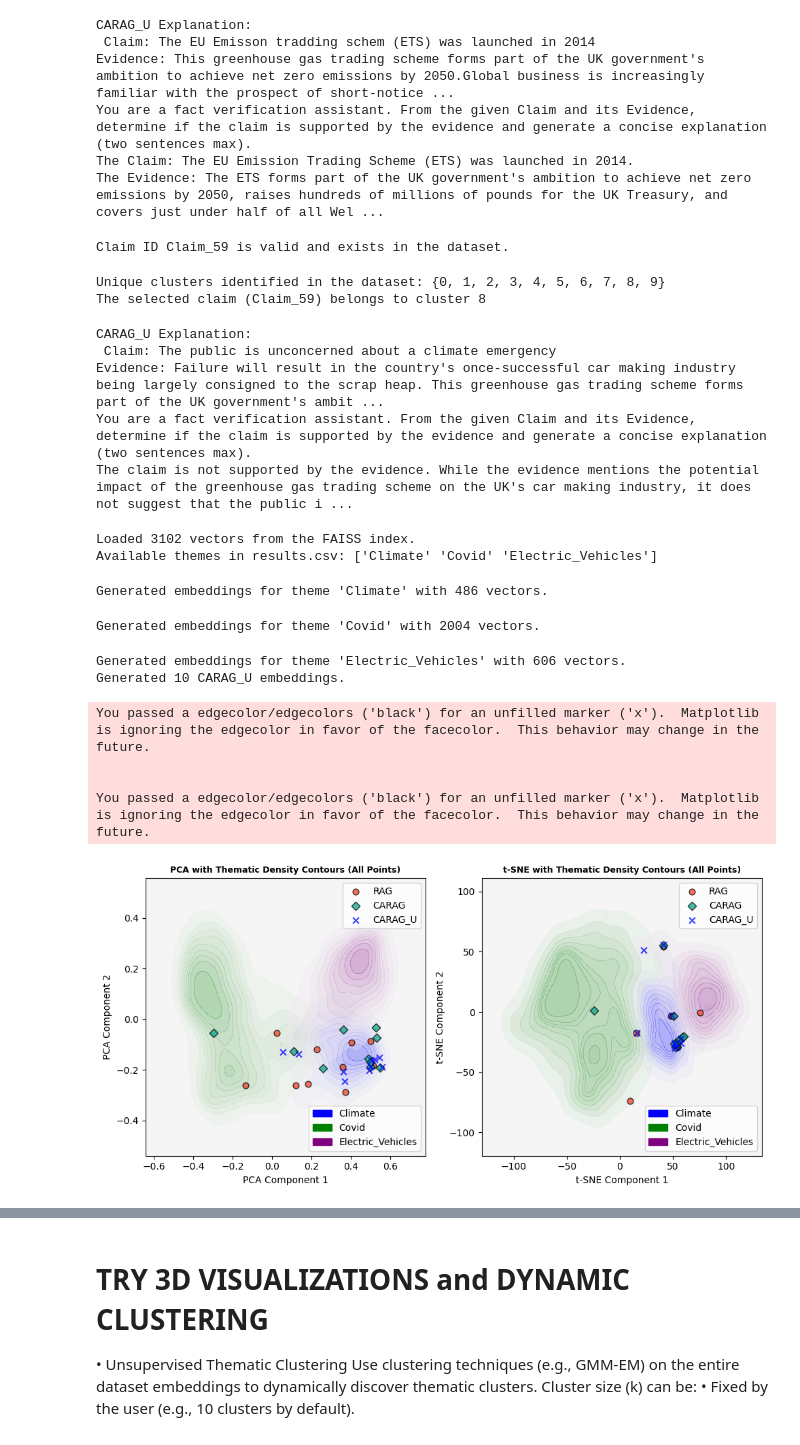
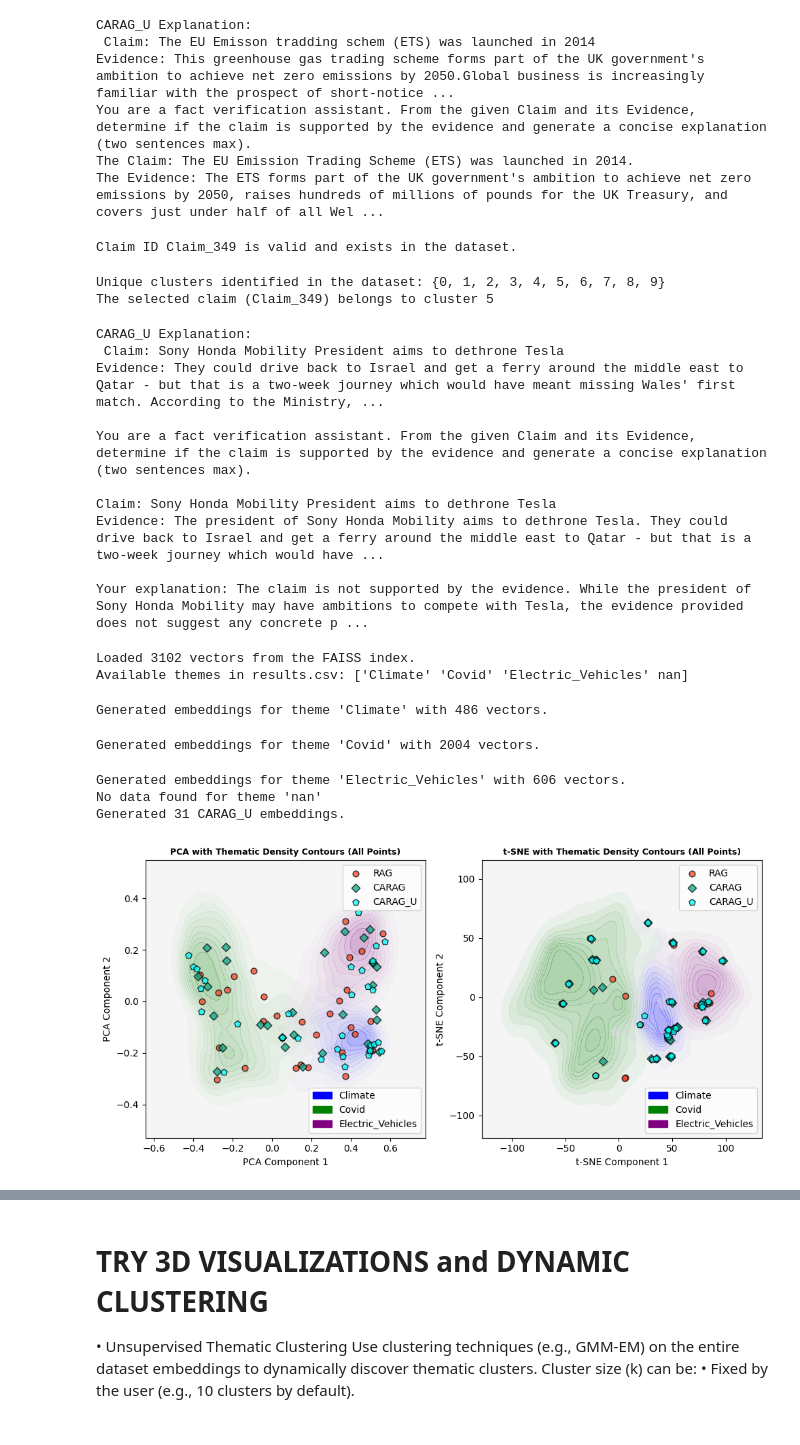
Before and after one commit to manjuvallayil/factver_dev, a Jupyter notebook: carag-u_eval.ipynb, the cells around one changed output, grey strips where cells are left out. Saved outputs shown, nothing was run; the diff lists cells and outputs as text; code cells hidden in the pictures.

Commit message:
carag_u 3d

```diff
--- a/carag-u_eval.ipynb
+++ b/carag-u_eval.ipynb
@@ -137,7 +137,7 @@ You are a fact verification assistant. From the given Claim and its Evidence, de
 The Claim: The EU Emission Trading Scheme (ETS) was launched in 2014.
 The Evidence: The ETS forms part of the UK government's ambition to achieve net zero emissions by 2050, raises hundreds of millions of pounds for the UK Treasury, and covers just under half of all Wel ...
 # %%
-selected_claim_id = 'Claim_59'
+selected_claim_id = 'Claim_349'
 # CARAG-U: Dataset-wide clustering
 grouped_data = data_utils.get_full_data(selected_claim_id)
 
@@ -185,14 +185,19 @@ if not grouped_data.empty:
 else:
     print("No data found in the dataset.")
 # %% [output]
-Claim ID Claim_59 is valid and exists in the dataset.
+Claim ID Claim_349 is valid and exists in the dataset.
 Unique clusters identified in the dataset: {0, 1, 2, 3, 4, 5, 6, 7, 8, 9}
-The selected claim (Claim_59) belongs to cluster 8
+The selected claim (Claim_349) belongs to cluster 5
 CARAG_U Explanation:
- Claim: The public is unconcerned about a climate emergency
-Evidence: Failure will result in the country's once-successful car making industry being largely consigned to the scrap heap. This greenhouse gas trading scheme forms part of the UK government's ambit ...
+ Claim: Sony Honda Mobility President aims to dethrone Tesla
+Evidence: They could drive back to Israel and get a ferry around the middle east to Qatar - but that is a two-week journey which would have meant missing Wales' first match. According to the Ministry, ...
+
 You are a fact verification assistant. From the given Claim and its Evidence, determine if the claim is supported by the evidence and generate a concise explanation (two sentences max).
-The claim is not supported by the evidence. While the evidence mentions the potential impact of the greenhouse gas trading scheme on the UK's car making industry, it does not suggest that the public i ...
+
+Claim: Sony Honda Mobility President aims to dethrone Tesla
+Evidence: The president of Sony Honda Mobility aims to dethrone Tesla. They could drive back to Israel and get a ferry around the middle east to Qatar - but that is a two-week journey which would have ...
+
+Your explanation: The claim is not supported by the evidence. While the president of Sony Honda Mobility may have ambitions to compete with Tesla, the evidence provided does not suggest any concrete p ...
 # %%
 from utils.dataUtils import DataUtils
 from utils.modelUtils import ModelUtils
@@ -229,7 +234,7 @@ print(f"Available themes in results.csv: {themes}")
 
 # Step 1: Extract claim IDs and explanations
 # Uncomment the line below to filter for a specific theme (e.g., Climate, Covid, Electric_Vehicles)
-df = df[df['Theme'] == 'Climate']
+#df = df[df['Theme'] == 'Electric_Vehicles']
 claim_ids = df['Claim_id'].tolist()
 annotated_explanations = df['Annotated'].tolist()
 rag_explanations = df['RAG'].tolist()
@@ -270,11 +275,12 @@ for theme in themes:
 print(f"Generated {len(carag_u_embeddings)} CARAG_U embeddings.")
 # %% [output]
 Loaded 3102 vectors from the FAISS index.
-Available themes in results.csv: ['Climate' 'Covid' 'Electric_Vehicles']
+Available themes in results.csv: ['Climate' 'Covid' 'Electric_Vehicles' nan]
 Generated embeddings for theme 'Climate' with 486 vectors.
 Generated embeddings for theme 'Covid' with 2004 vectors.
 Generated embeddings for theme 'Electric_Vehicles' with 606 vectors.
-Generated 10 CARAG_U embeddings.
+No data found for theme 'nan'
+Generated 31 CARAG_U embeddings.
 # %%
 import numpy as np
 import matplotlib.pyplot as plt
@@ -335,7 +341,7 @@ theme_colors = {
 approach_colors = {
     'RAG': '#F24726',  # Red
     'CARAG': '#0CA789',  # Teal
-    'CARAG_U': 'blue'  # Blue
+    'CARAG_U': 'cyan'  # Blue ##08f9d1
 }
 
 # Plotting side by side
@@ -355,7 +361,7 @@ for theme, color in theme_colors.items():
         )
 axes[0].scatter(rag_pca[:, 0], rag_pca[:, 1], color=approach_colors['RAG'], edgecolor='black', label='RAG', s=40, alpha=0.75)
 axes[0].scatter(carag_pca[:, 0], carag_pca[:, 1], color=approach_colors['CARAG'], edgecolor='black', label='CARAG', s=40, marker='D', alpha=0.75)
-axes[0].scatter(carag_u_pca[:, 0], carag_u_pca[:, 1], color=approach_colors['CARAG_U'], edgecolor='black', label='CARAG_U', s=40, marker='x', alpha=0.75)
+axes[0].scatter(carag_u_pca[:, 0], carag_u_pca[:, 1], color=approach_colors['CARAG_U'], edgecolor='black', label='CARAG_U', s=50, marker='p', alpha=0.75)
 axes[0].set_title("PCA with Thematic Density Contours (All Points)", fontsize=9, fontweight='bold')
 axes[0].set_xlabel("PCA Component 1")
 axes[0].set_ylabel("PCA Component 2")
@@ -373,39 +379,35 @@ for theme, color in theme_colors.items():
             alpha=0.3,
             label=f'{theme} Contour'
         )
 axes[1].scatter(rag_tsne[:, 0], rag_tsne[:, 1], color=approach_colors['RAG'], edgecolor='black', label='RAG', s=40, alpha=0.75)
 axes[1].scatter(carag_tsne[:, 0], carag_tsne[:, 1], color=approach_colors['CARAG'], edgecolor='black', label='CARAG', s=40, marker='D', alpha=0.75)
-axes[1].scatter(carag_u_tsne[:, 0], carag_u_tsne[:, 1], color=approach_colors['CARAG_U'], edgecolor='black', label='CARAG_U', s=40, marker='x', alpha=0.75)
+axes[1].scatter(carag_u_tsne[:, 0], carag_u_tsne[:, 1], color=approach_colors['CARAG_U'], edgecolor='black', label='CARAG_U', s=50, marker='p', alpha=0.75)
 axes[1].set_title("t-SNE with Thematic Density Contours (All Points)", fontsize=9, fontweight='bold')
 axes[1].set_xlabel("t-SNE Component 1")
 axes[1].set_ylabel("t-SNE Component 2")
 axes[1].set_facecolor('#f5f5f5')
 
 # Add the first legend for scatter plot points
 handles_points, labels_points = axes[0].get_legend_handles_labels()
 scatter_legend = axes[0].legend(handles=handles_points, labels=labels_points, loc='upper right')#, title='Approaches'
 
 # Add the second legend for thematic contours
 theme_legend_patches = [mpatches.Patch(color=color, label=f"{theme}") for theme, color in theme_colors.items()]
 contour_legend = axes[0].legend(handles=theme_legend_patches, loc='lower right')#, title='Thematic Contours'
 
 # Add legends back manually
 axes[0].add_artist(scatter_legend)
 
 handles_points_tsne, labels_points_tsne = axes[1].get_legend_handles_labels()
 scatter_legend_tsne = axes[1].legend(handles=handles_points_tsne, labels=labels_points_tsne, loc='upper right')#, title='Approaches'
 
 contour_legend_tsne = axes[1].legend(handles=theme_legend_patches, loc='lower right')#, title='Thematic Contours'
 axes[1].add_artist(scatter_legend_tsne)
 
 plt.tight_layout()
 plt.show()
 # %% [output]
-You passed a edgecolor/edgecolors ('black') for an unfilled marker ('x').  Matplotlib is ignoring the edgecolor in favor of the facecolor.  This behavior may change in the future.
-
-
-You passed a edgecolor/edgecolors ('black') for an unfilled marker ('x').  Matplotlib is ignoring the edgecolor in favor of the facecolor.  This behavior may change in the future.
-[figure, old version]
+[figure, new version]
 # %%
 import numpy as np
 import pandas as pd
```
Also changed, not shown: parts of 3 cells of this notebook.
